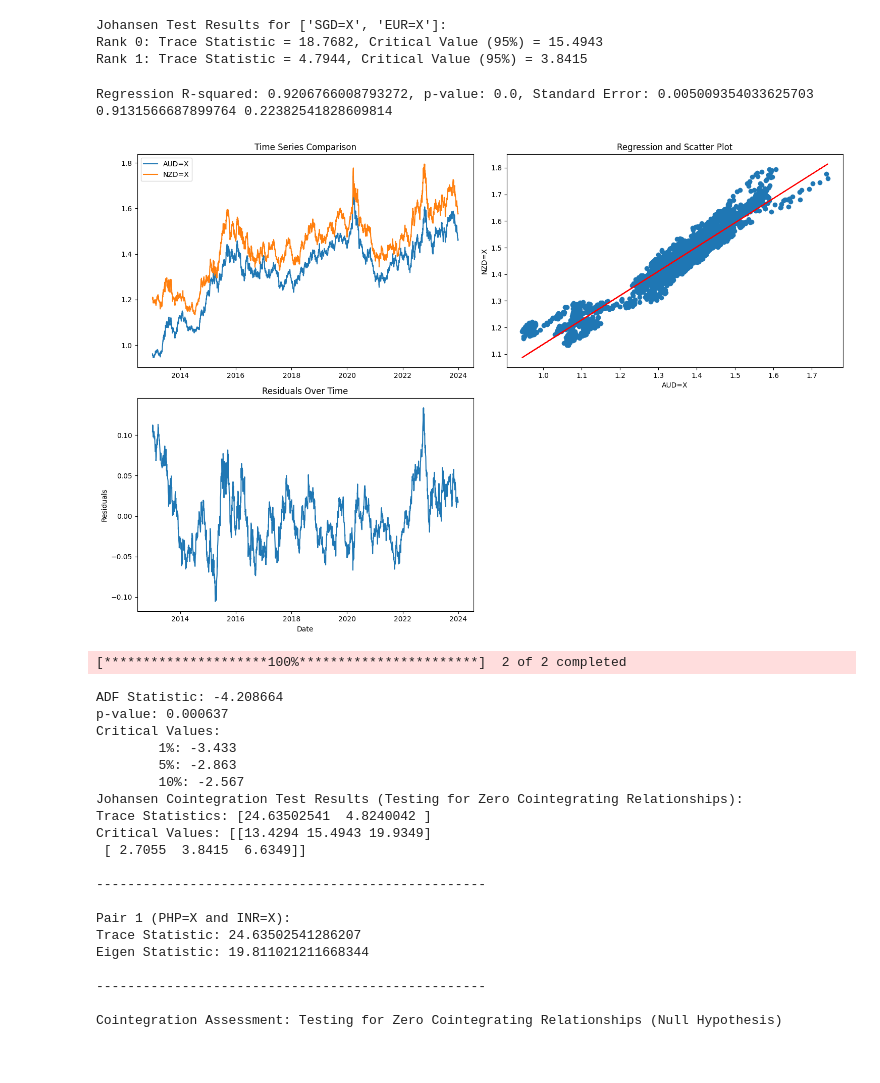
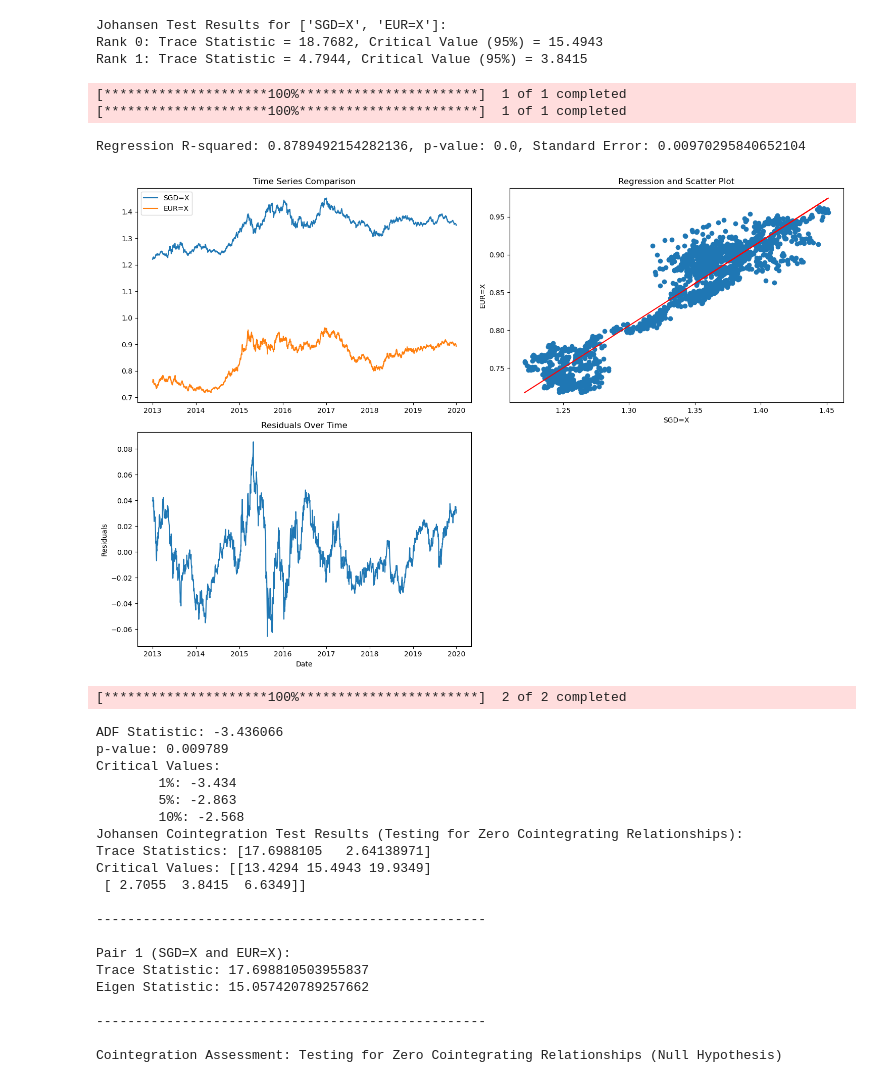
Before and after one commit to BienBienBuen/Quant-project, a Jupyter notebook: notes.ipynb, the cells around one changed output. Saved outputs shown, nothing was run; the diff lists cells and outputs as text; code cells hidden in the pictures.

```diff
--- a/notes.ipynb
+++ b/notes.ipynb
@@ -103,7 +103,7 @@ def filter_non_null_rows(df1, df2):
     filtered_df2 = df2[mask.all(axis=1)]
     return filtered_df1, filtered_df2
 
-tick_list = ['AUD=X',  'EURCHF=X',  'EURJPY=X', 'EUR=X', 'GBPJPY=X', 'GBP=X', 'NZD=X', 'CAD=X', 'CHF=X', 'JPY=X']
+tick_list = ['EUR=X','GBP=X', 'JPY=X', 'CNY=X', 'HKD=X', 'SGD=X', 'INR=X', 'MXN=X', 'PHP=X', 'IDR=X', 'THB=X', 'MYR=X', 'ZAR=X', 'RUB=X']
 
 if __name__ == '__main__':
     start_date = datetime.datetime(2012,1,1)
@@ -113,17 +113,17 @@ if __name__ == '__main__':
         for j in tick_list:
             if i != j:
                 pair1, pair2 = filter_non_null_rows(download_data(i, start_date, end_date), download_data(j, start_date, end_date))
-                firstdiff = pair1 - pair1.shift(1)
-                seconddiff = pair2 - pair2.shift(1)
-                unitone = ts.adfuller(firstdiff.dropna())
-                unittwo = ts.adfuller(seconddiff.dropna())
-                if unitone[1] < 0.1 and unittwo[1] < 0.1:
+                unitone = ts.adfuller(pair1)
+                unittwo = ts.adfuller(pair2)
+                if unitone[1] > 0.05 and unittwo[1] > 0.05:
                     result = linregress(pair1.values[:,0], pair2.values[:,0])
                     residuals = pair1 - result.slope * pair2
                     adf = ts.adfuller(residuals)
                     if adf[1] < 0.1: #Testing for which pairs are critical in 1% significance level
                         print(i, j, adf)
-
+                else:
+                    print(i, unitone[1])
+                    print(j, unittwo[1])
 
     #for i in tick_list:
         #pair1 = download_data(i, start_date, end_date).dropna()
@@ -147,12 +142,13 @@ def plot_pairs(data1, data2):
 
 if __name__ == '__main__':
     start_date = datetime.datetime(2013, 1,1)
-    end_date = datetime.datetime(2019,12,31)
+    end_date = datetime.datetime(2020,1,1)
 
     pair1 = download_data('SGD=X', start_date, end_date)
     pair2 = download_data('EUR=X', start_date, end_date)
 
     plot_pairs(pair1, pair2)
+    print(pair1)
     plt.scatter(pair1.values, pair2.values)
 
     result = linregress(pair1.values[:,0], pair2.values[:,0])
@@ -267,62 +263,64 @@ def Johansen(begin, stop, stock_list):
     print(f"Critical Values: {coint_test_result.cvt}")
 
     # Define stock pairs
-    stock_pairs = [('PHP=X', 'INR=X')]
+    stock_pairs = [('SGD=X', 'EUR=X')]
 
     # Separate the output sections
     print("\n" + "-" * 50 + "\n")
 
     # Interpret the results for each pair
     for i, (stock1, stock2) in enumerate(stock_pairs):
         trace_statistic = trace_stats[i]
         eigen_statistic = eigen_stats[i]
         print(f"Pair {i + 1} ({stock1} and {stock2}):")
         print(f"Trace Statistic: {trace_statistic}")
         print(f"Eigen Statistic: {eigen_statistic}")
         print("\n" + "-" * 50 + "\n")
 
     # Determine cointegration based on critical values or other criteria
     # Add your cointegration assessment logic here
     print("Cointegration Assessment: Testing for Zero Cointegrating Relationships (Null Hypothesis)\n")
 
 if __name__ == '__main__':
     start_date = datetime.datetime(2013, 1, 1)
-    end_date = datetime.datetime(2023, 12, 31)
+    end_date = datetime.datetime(2020, 1, 1)
 
-    stock1 = 'AUD=X'
-    stock2 = 'NZD=X'
+    stock1 = 'SGD=X'
+    stock2 = 'EUR=X'
 
-    data1, data2 = filter_non_null_rows(download_data(stock1, start_date, end_date), download_data(stock2, start_date, end_date))
+    data1 = download_data(stock1, start_date, end_date)
+    data2 = download_data(stock2, start_date, end_date)
 
     if not data1.empty and not data2.empty:
         residuals, slope, intercept, r_value, p_value, std_err = perform_regression(data1, data2)
         print(f"Regression R-squared: {r_value**2}, p-value: {p_value}, Standard Error: {std_err}")
-        print(slope, intercept)
+
         create_dashboard(data1['price'], data2['price'], residuals, slope, intercept, stock1, stock2)
         test_stationarity(residuals)
         Johansen(start_date, end_date, [stock1, stock2])
 # %% [output]
-Regression R-squared: 0.9206766008793272, p-value: 0.0, Standard Error: 0.005009354033625703
-0.9131566687899764 0.22382541828609814
+[*********************100%***********************]  1 of 1 completed
+[*********************100%***********************]  1 of 1 completed
+Regression R-squared: 0.8789492154282136, p-value: 0.0, Standard Error: 0.00970295840652104
-[figure, old version]
+[figure, new version]
-[*********************100%***********************]  2 of 2 completed
-ADF Statistic: -4.208664
-p-value: 0.000637
-Critical Values:
-        1%: -3.433
-        5%: -2.863
-        10%: -2.567
-Johansen Cointegration Test Results (Testing for Zero Cointegrating Relationships):
-Trace Statistics: [24.63502541  4.8240042 ]
-Critical Values: [[13.4294 15.4943 19.9349]
- [ 2.7055  3.8415  6.6349]]
-
---------------------------------------------------
-
-Pair 1 (PHP=X and INR=X):
-Trace Statistic: 24.63502541286207
-Eigen Statistic: 19.811021211668344
-
---------------------------------------------------
-
-Cointegration Assessment: Testing for Zero Cointegrating Relationships (Null Hypothesis)
+[*********************100%***********************]  2 of 2 completed
+ADF Statistic: -3.436066
+p-value: 0.009789
+Critical Values:
+        1%: -3.434
+        5%: -2.863
+        10%: -2.568
+Johansen Cointegration Test Results (Testing for Zero Cointegrating Relationships):
+Trace Statistics: [17.6988105   2.64138971]
+Critical Values: [[13.4294 15.4943 19.9349]
+ [ 2.7055  3.8415  6.6349]]
+
+--------------------------------------------------
+
+Pair 1 (SGD=X and EUR=X):
+Trace Statistic: 17.698810503955837
+Eigen Statistic: 15.057420789257662
+
+--------------------------------------------------
+
+Cointegration Assessment: Testing for Zero Cointegrating Relationships (Null Hypothesis)
```
Also changed, not shown: parts of 2 cells of this notebook, 3 other files.
